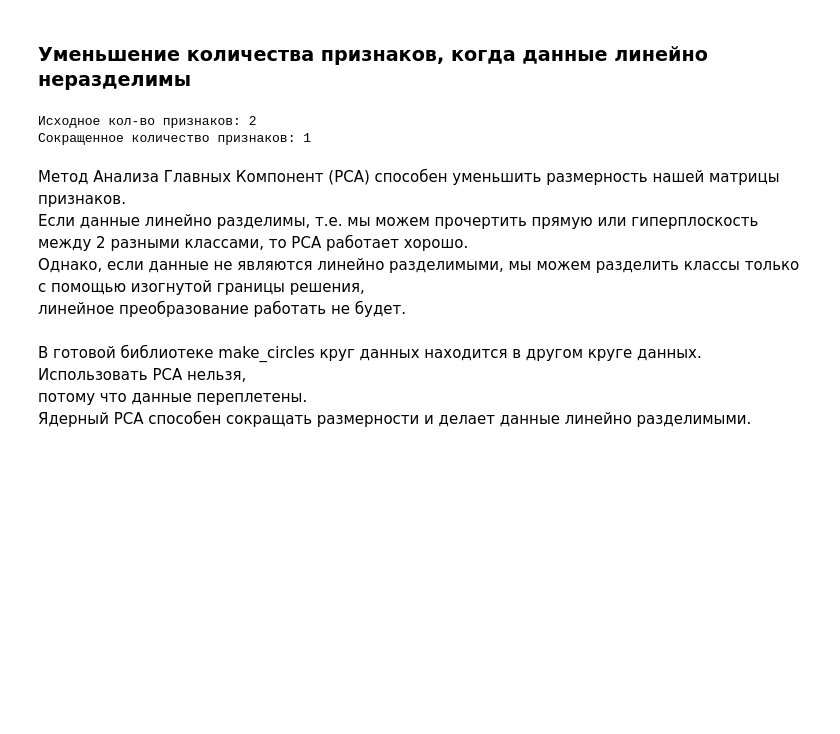
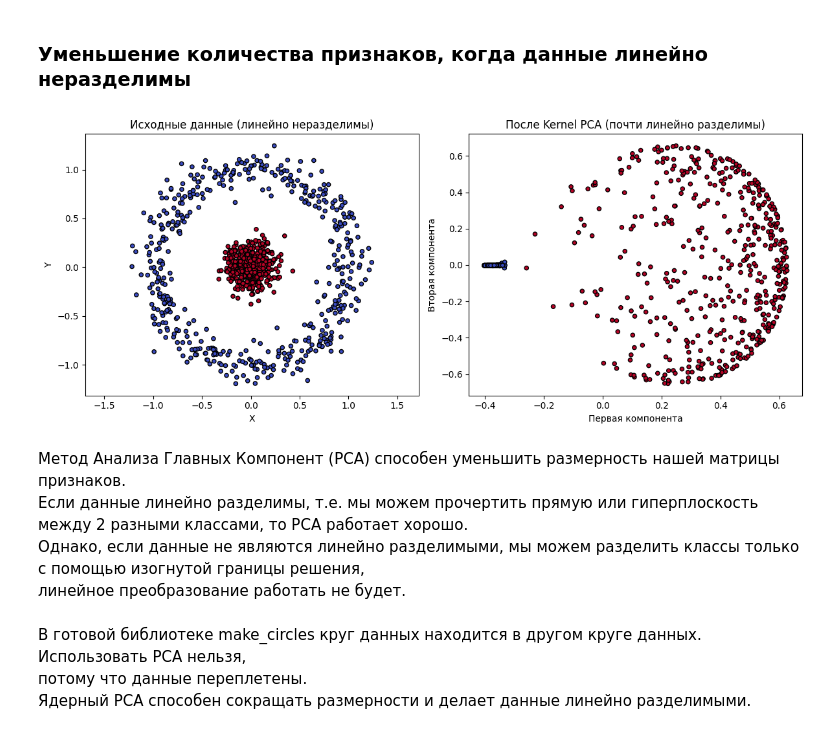
Before and after one commit to Maeknit/JupyterProject, a Jupyter notebook: Chapter 9, Feature extraction/1_feature_extraction_main_comp.ipynb, the cells around one changed output. Drawn from its saved outputs; the diff is of its cells as text; code cells hidden in the pictures; blank space fills up the shorter version.

```diff
--- a/Chapter 9, Feature extraction/1_feature_extraction_main_comp.ipynb
+++ b/Chapter 9, Feature extraction/1_feature_extraction_main_comp.ipynb
@@ -27,18 +27,36 @@ print("Сокращенное кол-во признаков:", features_pca.sha
 # %% [markdown]
 ### Уменьшение количества признаков, когда данные линейно неразделимы
 # %%
-from sklearn.decomposition import PCA, KernelPCA
+import matplotlib.pyplot as plt
 from sklearn.datasets import make_circles
-features, _ = make_circles(n_samples=1000, random_state=1, noise=0.1, factor=0.1)
+from sklearn.decomposition import KernelPCA
 
-kpca = KernelPCA(kernel="rbf", gamma=15, n_components=1)
-features_kpca = kpca.fit_transform(features)
+x, y = make_circles(n_samples=1000, random_state=1, noise=0.1, factor=0.1)
 
-print("Исходное кол-во признаков:", features.shape[1])
-print("Сокращенное количество признаков:", features_kpca.shape[1])
+# Применяем Kernel PCA с 2 компонентами
+kpca = KernelPCA(kernel="rbf", gamma=15, n_components=2)
+x_kpca = kpca.fit_transform(x)
+
+# Строим два графика: до и после
+fig, (ax1, ax2) = plt.subplots(1, 2, figsize=(12, 5))
+
+# Исходные данные
+ax1.scatter(X[:, 0], X[:, 1], c=y, cmap='coolwarm', edgecolor='k', s=20)
+ax1.set_title("Исходные данные (линейно неразделимы)")
+ax1.set_xlabel("X")
+ax1.set_ylabel("Y")
+ax1.axis('equal')
+
+# После Kernel PCA
+ax2.scatter(x_kpca[:, 0], x_kpca[:, 1], c=y, cmap='coolwarm', edgecolor='k', s=20)
+ax2.set_title("После Kernel PCA (почти линейно разделимы)")
+ax2.set_xlabel("Первая компонента")
+ax2.set_ylabel("Вторая компонента")
+
+plt.tight_layout()
+plt.show()
 # %% [output]
-Исходное кол-во признаков: 2
-Сокращенное количество признаков: 1
+[figure, added]
 # %% [markdown]
 Метод Анализа Главных Компонент (PCA) способен уменьшить размерность нашей матрицы признаков. <br>
 Если данные линейно разделимы, т.е. мы можем прочертить прямую или гиперплоскость между 2 разными классами, то PCA работает хорошо. <br>
```
Also changed, not shown: parts of 4 cells of this notebook.
